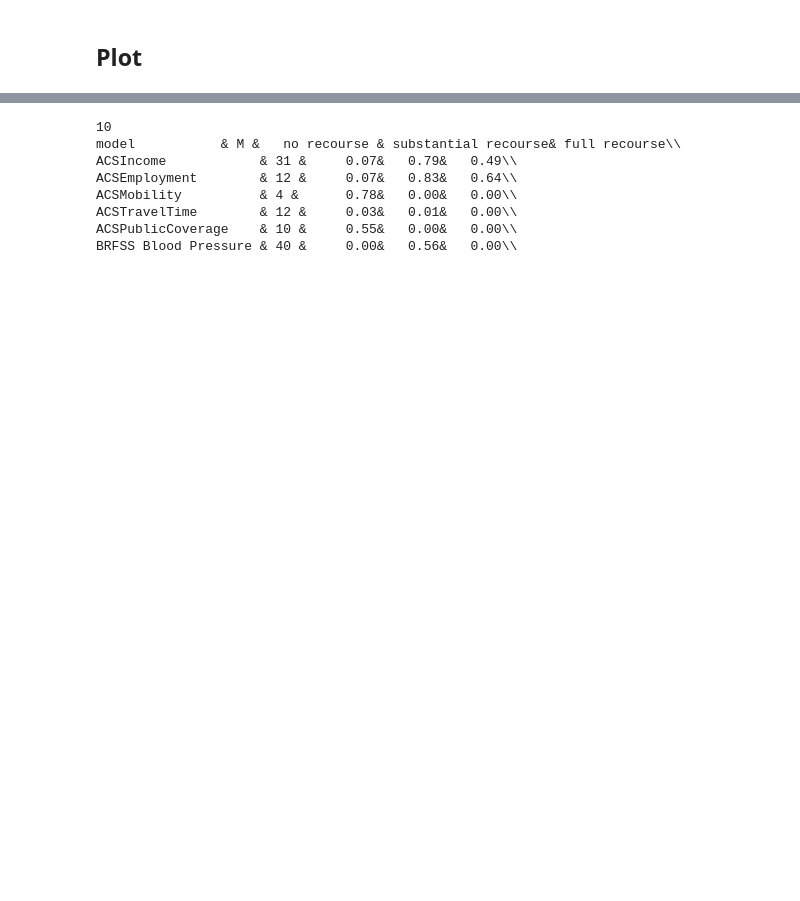
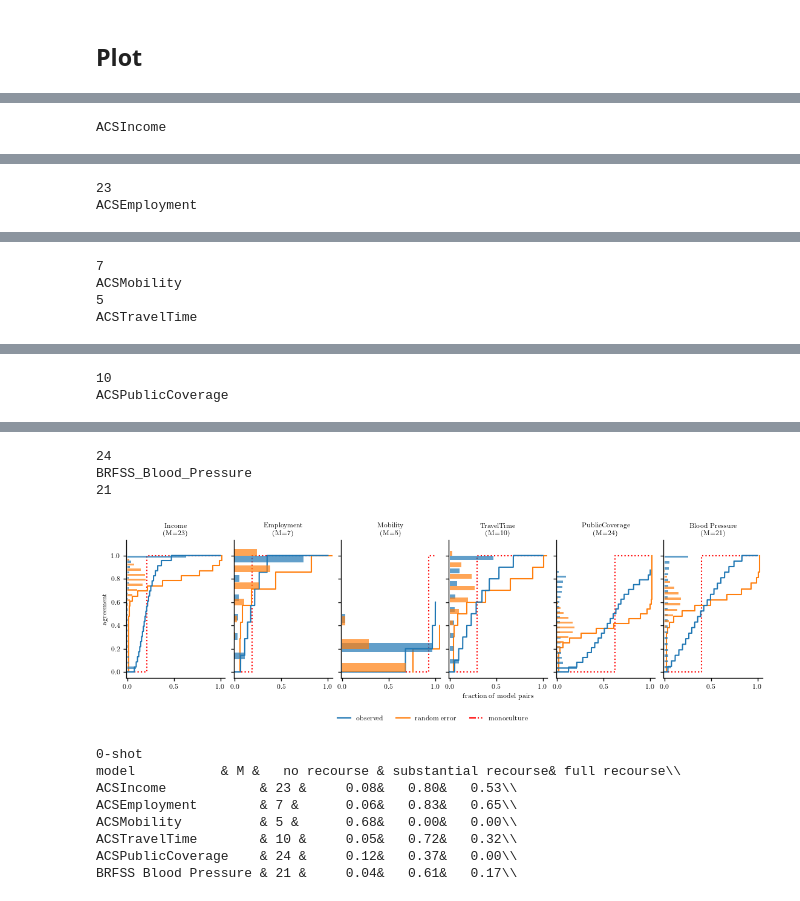
Before and after one commit to milagorecki/monoculture-multiplicity-paper, a Jupyter notebook: notebooks/same-prompt/agreement-recourse.ipynb, the cells around one changed output, grey strips where cells are left out. Cells and saved outputs as stored; diff of their text form; code cells hidden in the pictures; blank space fills up the shorter version.

```diff
--- a/notebooks/same-prompt/agreement-recourse.ipynb
+++ b/notebooks/same-prompt/agreement-recourse.ipynb
@@ -729,0 +361,46 @@ recourse-0-shot_tresh_fitted_pos_instances_eps0_05
+# %%
+tasks_to_plot = [task for task in TASKS if task != 'BRFSS_Diabetes']
+
+fig_width = 2*plt.rcParams["figure.figsize"][0]
+fig_height = plt.rcParams["figure.figsize"][1]
+
+fig, axs = plt.subplots(
+    1,
+    len(tasks_to_plot),
+    figsize=(fig_width, fig_height),
+    sharey="row",
+    constrained_layout=True,
+)
+
+recourse_observed = {}
+recourse_at_random = {}
+for i, ax in enumerate(axs.flat):
+    task = tasks_to_plot[i]
+    print(task)
+    M = len(predictions[task].columns)
+    mask = (df["task"] == task) & (df["model"].isin(predictions[task].columns))
+
+    #recourse
+    tp_rates = list(1.0 - df[mask]["fnr"].values)
+    ax, observed, at_random = plot_recourse_wrapper(
+        ax,
+        predictions=predictions[task],
+        baseline_rates=tp_rates,
+        y_true=data[task][1],
+    )
+    recourse_observed[task] = observed
+    recourse_at_random[task] = at_random
+
+    ax.set_title(
+                f"{task.replace('ACS', '').replace('BRFSS', '').replace('_', ' ')}\n(M={M})"
+            )
+
+axs[0].set_ylabel("agreement")
+axs[len(tasks_to_plot) // 2].set_xlabel("fraction of model pairs")
+
+configure_legend(fig, axs, offset= 0.25)
+
+file_name = build_filename(name="recourse")
+
+plt.show()
+# %% [output]
@@ -729,0 +408 @@ recourse-0-shot_tresh_fitted_pos_instances_eps0_05
+ACSIncome
@@ -729,0 +410,2 @@ recourse-0-shot_tresh_fitted_pos_instances_eps0_05
+23
+ACSEmployment
@@ -729,0 +414,4 @@ recourse-0-shot_tresh_fitted_pos_instances_eps0_05
+7
+ACSMobility
+5
+ACSTravelTime
@@ -729,0 +419,2 @@ recourse-0-shot_tresh_fitted_pos_instances_eps0_05
+10
+ACSPublicCoverage
@@ -730,5 +422,9 @@ recourse-0-shot_tresh_fitted_pos_instances_eps0_05
+24
+BRFSS_Blood_Pressure
+21
+[figure, added]
 # %%
-print(num_shots)
+print(f"{num_shots}-shot")
 print(f"{'model':15} & M &\tno recourse & substantial recourse& full recourse\\\\")
 # (fraction_individuals, fraction_models_observed)
 
@@ -745,11 +441,11 @@ for task in list(recourse_observed.keys()):
           f"&\t{min_frac_substantial_rec:.2f}"
           f"&\t{min_frac_no_rec:.2f}\\\\")
 # %% [output]
-10
+0-shot
 model           & M &   no recourse & substantial recourse& full recourse\\
-ACSIncome            & 31 &     0.07&   0.79&   0.49\\
-ACSEmployment        & 12 &     0.07&   0.83&   0.64\\
-ACSMobility          & 4 &      0.78&   0.00&   0.00\\
-ACSTravelTime        & 12 &     0.03&   0.01&   0.00\\
-ACSPublicCoverage    & 10 &     0.55&   0.00&   0.00\\
-BRFSS Blood Pressure & 40 &     0.00&   0.56&   0.00\\
+ACSIncome            & 23 &     0.08&   0.80&   0.53\\
+ACSEmployment        & 7 &      0.06&   0.83&   0.65\\
+ACSMobility          & 5 &      0.68&   0.00&   0.00\\
+ACSTravelTime        & 10 &     0.05&   0.72&   0.32\\
+ACSPublicCoverage    & 24 &     0.12&   0.37&   0.00\\
+BRFSS Blood Pressure & 21 &     0.04&   0.61&   0.17\\
```
Also changed, not shown: parts of 30 cells of this notebook.
